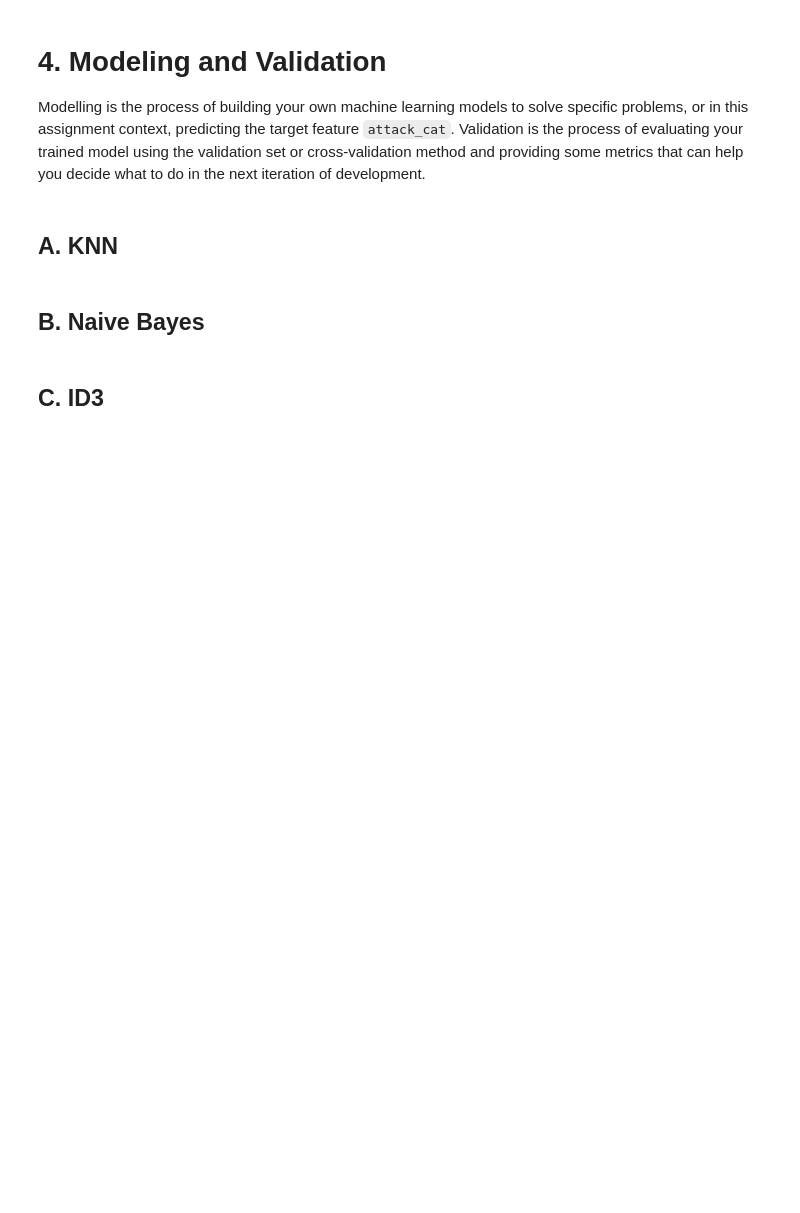
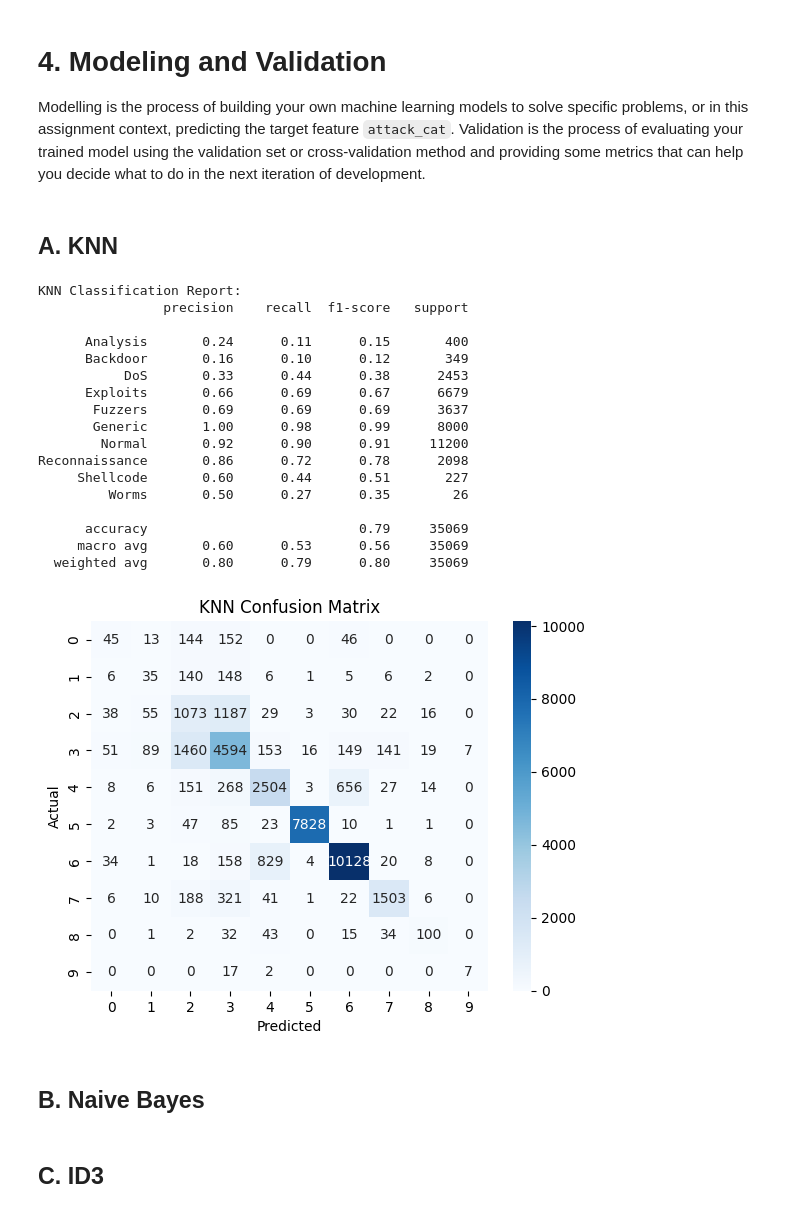
Before and after one commit to zultopia/Tubes2-IF3170-Kelompok10, a Jupyter notebook: src/IF3170 Artificial Intelligence _ Tugas Besar 2 Notebook Template.ipynb, the cells around one changed output. Drawn from its saved outputs; the diff is of its cells as text; code cells hidden in the pictures; blank space fills up the shorter version.

```diff
--- a/src/IF3170 Artificial Intelligence _ Tugas Besar 2 Notebook Template.ipynb
+++ b/src/IF3170 Artificial Intelligence _ Tugas Besar 2 Notebook Template.ipynb
@@ -1143,30 +1138,49 @@ class KNN:
 # %%
-# # Type your code here
-# from sklearn.neighbors import KNeighborsClassifier
+# Type your code here
+from sklearn.neighbors import KNeighborsClassifier
 
-# from sklearn.model_selection import cross_val_score, StratifiedKFold
+from sklearn.model_selection import cross_val_score, StratifiedKFold
 
 
-# # Model KNN
-# knn = KNeighborsClassifier(n_neighbors=5)
+# Model KNN
+knn = KNeighborsClassifier(n_neighbors=5)
 
-# # Fit model
-# knn.fit(X_train_preprocessed, y_train_balanced)
+# Fit model
+knn.fit(X_train_preprocessed, y_train_balanced)
 
-# # Evaluate on validation set
-# y_pred_knn = knn.predict(pipe.transform(val_set))
+# Evaluate on validation set
+y_pred_knn = knn.predict(pipe.transform(val_set))
 
-# # Metrics
-# print("KNN Classification Report:")
-# print(classification_report(y_val, y_pred_knn))
+# Metrics
+print("KNN Classification Report:")
+print(classification_report(y_val, y_pred_knn))
 
-# # Confusion matrix
-# conf_matrix = confusion_matrix(y_val, y_pred_knn)
-# sns.heatmap(conf_matrix, annot=True, fmt='d', cmap="Blues")
-# plt.title("KNN Confusion Matrix")
-# plt.xlabel("Predicted")
-# plt.ylabel("Actual")
-# plt.show()
+# Confusion matrix
+conf_matrix = confusion_matrix(y_val, y_pred_knn)
+sns.heatmap(conf_matrix, annot=True, fmt='d', cmap="Blues")
+plt.title("KNN Confusion Matrix")
+plt.xlabel("Predicted")
+plt.ylabel("Actual")
+plt.show()
+# %% [output]
+KNN Classification Report:
+                precision    recall  f1-score   support
+
+      Analysis       0.24      0.11      0.15       400
+      Backdoor       0.16      0.10      0.12       349
+           DoS       0.33      0.44      0.38      2453
+      Exploits       0.66      0.69      0.67      6679
+       Fuzzers       0.69      0.69      0.69      3637
+       Generic       1.00      0.98      0.99      8000
+        Normal       0.92      0.90      0.91     11200
+Reconnaissance       0.86      0.72      0.78      2098
+     Shellcode       0.60      0.44      0.51       227
+         Worms       0.50      0.27      0.35        26
+
+      accuracy                           0.79     35069
+     macro avg       0.60      0.53      0.56     35069
+  weighted avg       0.80      0.79      0.80     35069
+[figure, added]
 # %% [markdown]
 ## B. Naive Bayes
 # %%
```
Also changed, not shown: parts of 3 cells of this notebook.
